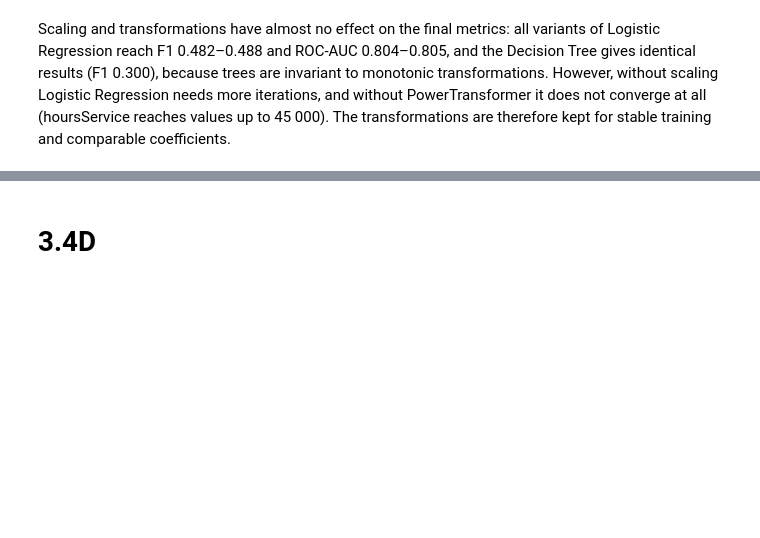
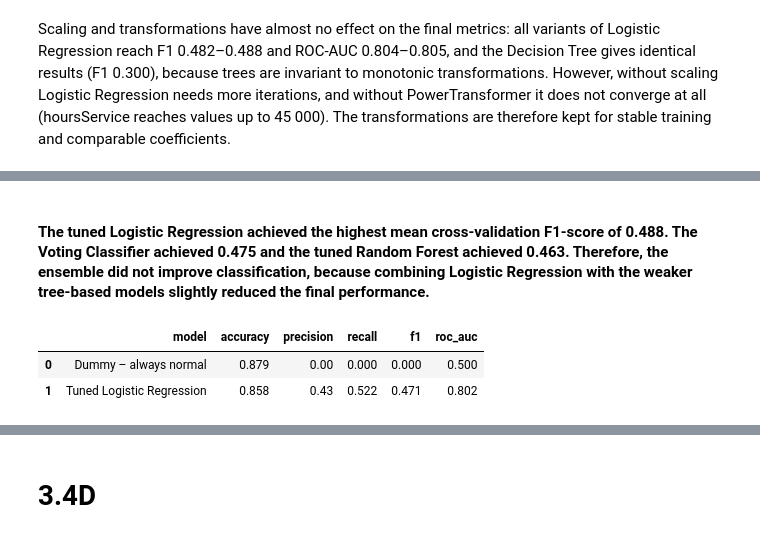
Before and after one commit to NovAndrii/IAU_project, a Jupyter notebook: Faza3_Kardash_Novitskyi.ipynb, the cells around one changed output, grey strips where cells are left out. Cells and saved outputs as stored; diff of their text form; code cells hidden in the pictures; blank space fills up the shorter version.

```diff
--- a/Faza3_Kardash_Novitskyi.ipynb
+++ b/Faza3_Kardash_Novitskyi.ipynb
@@ -1766,0 +1902,45 @@ Scaling and transformations have almost no effect on the final metrics: all vari
+# %% [markdown]
+#### The tuned Logistic Regression achieved the highest mean cross-validation F1-score of 0.488. The Voting Classifier achieved 0.475 and the tuned Random Forest achieved 0.463. Therefore, the ensemble did not improve classification, because combining Logistic Regression with the weaker tree-based models slightly reduced the final performance.
+# %%
+metric_evidence = pd.DataFrame([
+    {
+        "model": "Dummy – always normal",
+        "accuracy": dummy_results.loc[
+            dummy_results["dataset"] == "Test",
+            "accuracy"
+        ].iloc[0],
+        "precision": 0.0,
+        "recall": 0.0,
+        "f1": 0.0,
+        "roc_auc": 0.5
+    },
+    {
+        "model": "Tuned Logistic Regression",
+        "accuracy": best_model_evaluation.loc[
+            best_model_evaluation["dataset"] == "Test",
+            "accuracy"
+        ].iloc[0],
+        "precision": best_model_evaluation.loc[
+            best_model_evaluation["dataset"] == "Test",
+            "precision"
+        ].iloc[0],
+        "recall": best_model_evaluation.loc[
+            best_model_evaluation["dataset"] == "Test",
+            "recall"
+        ].iloc[0],
+        "f1": best_model_evaluation.loc[
+            best_model_evaluation["dataset"] == "Test",
+            "f1"
+        ].iloc[0],
+        "roc_auc": best_model_evaluation.loc[
+            best_model_evaluation["dataset"] == "Test",
+            "roc_auc"
+        ].iloc[0]
+    }
+])
+
+display(metric_evidence.round(3))
+# %% [output]
+|  | model | accuracy | precision | recall | f1 | roc_auc |
+| 0 | Dummy – always normal | 0.879 | 0.00 | 0.000 | 0.000 | 0.500 |
+| 1 | Tuned Logistic Regression | 0.858 | 0.43 | 0.522 | 0.471 | 0.802 |
```
Also changed, not shown: parts of 19 cells of this notebook, 2 other files.
